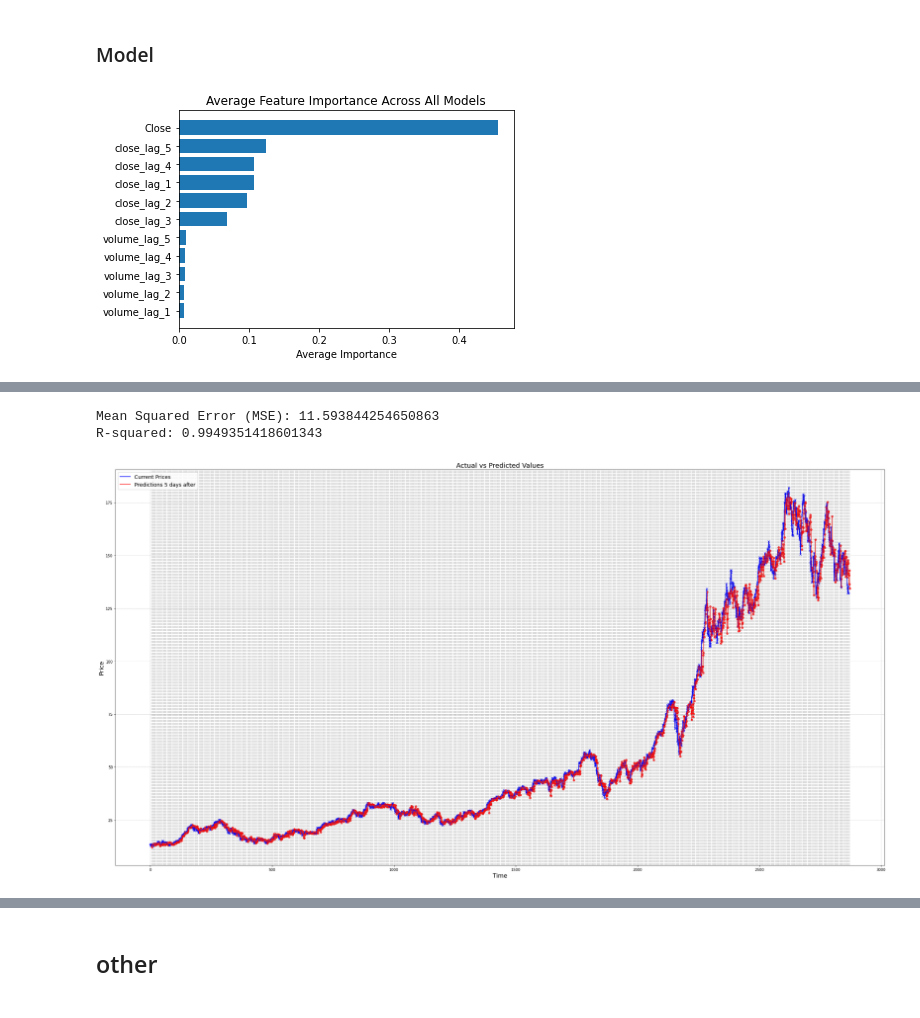
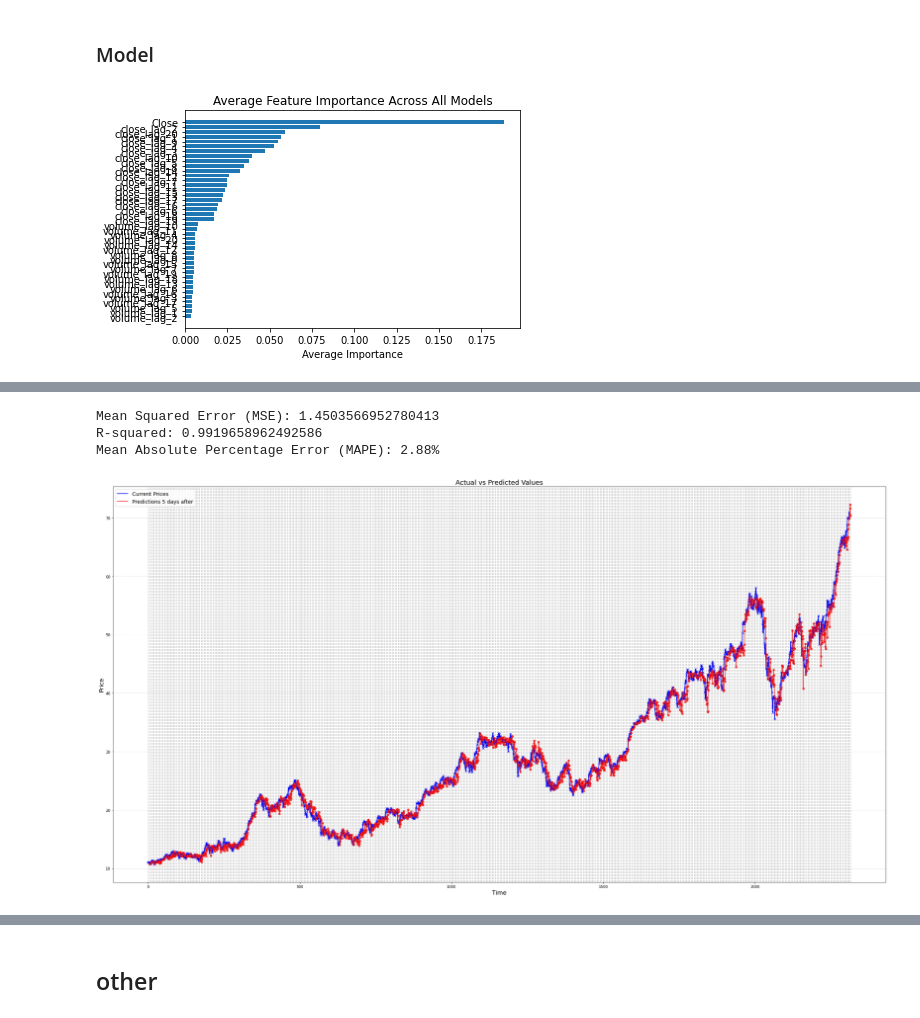
Before and after one commit to howie-zeng/Analyzing-Retail-Sentiment-and-Detecting-Trading-Signals, a Jupyter notebook: Stock_Analysis_Prediction/Stock/model_signal.ipynb, the cells around one changed output, grey strips where cells are left out. Saved outputs shown, nothing was run; the diff lists cells and outputs as text; code cells hidden in the pictures.

```diff
--- a/Stock_Analysis_Prediction/Stock/model_signal.ipynb
+++ b/Stock_Analysis_Prediction/Stock/model_signal.ipynb
@@ -72,13 +72,15 @@ apple_df = stock_data[stock][:].copy()
 apple_df = apple_df[['Date', 'Open', 'High', 'Low', 'Close', 'Volume']]
 apple_df['Date'] = pd.to_datetime(apple_df['Date'])
 apple_df.set_index('Date', inplace=True)
+apple_df = apple_df[apple_df.index <= "2020-01-01"]
 #apple_df['relative_volume'] = apple_df['Volume'] / apple_df['MA_Volume']
 # apple_df['rsi_class'] = apple_df['rsi_class'].astype('category')
 # apple_df['rsi_class'] = apple_df['rsi_class'].cat.codes
 cumulative_importances = defaultdict(float)
 apple_df[f'Close_{late}_days_later'] = apple_df['Close'].shift(-5)
 apple_df = apple_df[~apple_df['Close_5_days_later'].isna()]
-for i in range(1, 6):  # for lag days
+
+for i in range(1, 21):  # for lag days
     apple_df[f'close_lag_{i}'] = apple_df['Close'].shift(i)
     apple_df[f'volume_lag_{i}'] = apple_df['Volume'].shift(i)
     # If RSI exists, uncomment the following:
@@ -90,7 +92,7 @@ with SuppressFutureWarnings():
     X = apple_df.drop(['Open', 'High', 'Low', 'Close_5_days_later', 'Volume'], axis=1)
     y = apple_df['Close_5_days_later']
 
-    window_size = 400
+    window_size = 200
     predictions = []
     true_values = []
     current_price = []
@@ -102,31 +104,31 @@ with SuppressFutureWarnings():
 
             X_train, X_test = X.iloc[start:end], X.iloc[end:end+1]
             y_train, y_test = y.iloc[start:end], y.iloc[end:end+1]
 
             model = xgb.XGBRegressor(objective='reg:squarederror', n_jobs=-1, random_state=SEED)
             model.fit(X_train, y_train)
 
             importances = model.feature_importances_
             for i, col in enumerate(X.columns):
                 cumulative_importances[col] += importances[i]
 
             y_pred = model.predict(X_test)
             current_price.append(X_test['Close'])
             predictions.append(y_pred[0])
             true_values.append(y_test.iloc[0])
 
 num_models = len(apple_df) - window_size
 for key in cumulative_importances:
     cumulative_importances[key] /= num_models
 
 # Plotting the average feature importance
 sorted_features = sorted(cumulative_importances.items(), key=lambda x: x[1], reverse=True)
 features, importance_values = zip(*sorted_features)
 
 plt.barh(features, importance_values)
 plt.xlabel('Average Importance')
 plt.title('Average Feature Importance Across All Models')
 plt.gca().invert_yaxis()  # Highest importance at the top
 plt.show()
 # %% [output]
-[figure, old version]
+[figure, new version]
@@ -137,9 +139,13 @@ print(f'Mean Squared Error (MSE): {MSE}')
 
 r2 = r2_score(true_values, predictions)
 print(f'R-squared: {r2}')
+
+MAPE = helper.mean_absolute_percentage_error(true_values, predictions)
+print(f'Mean Absolute Percentage Error (MAPE): {MAPE:.2f}%')
 # %% [output]
-Mean Squared Error (MSE): 11.593844254650863
-R-squared: 0.9949351418601343
+Mean Squared Error (MSE): 1.4503566952780413
+R-squared: 0.9919658962492586
+Mean Absolute Percentage Error (MAPE): 2.88%
 # %%
 plt.figure(figsize=(30, 16))  # Keep the figure size large for clarity
 
@@ -165,7 +171,7 @@ for i in range(late, len(predictions)+late, late):
 plt.tight_layout()
 plt.show()
 # %% [output]
-[figure, old version]
+[figure, new version]
 # %%
 residuals = [true - pred for true, pred in zip(true_values, predictions)]
 
```
Also changed, not shown: parts of 7 cells of this notebook, 1 other file.
